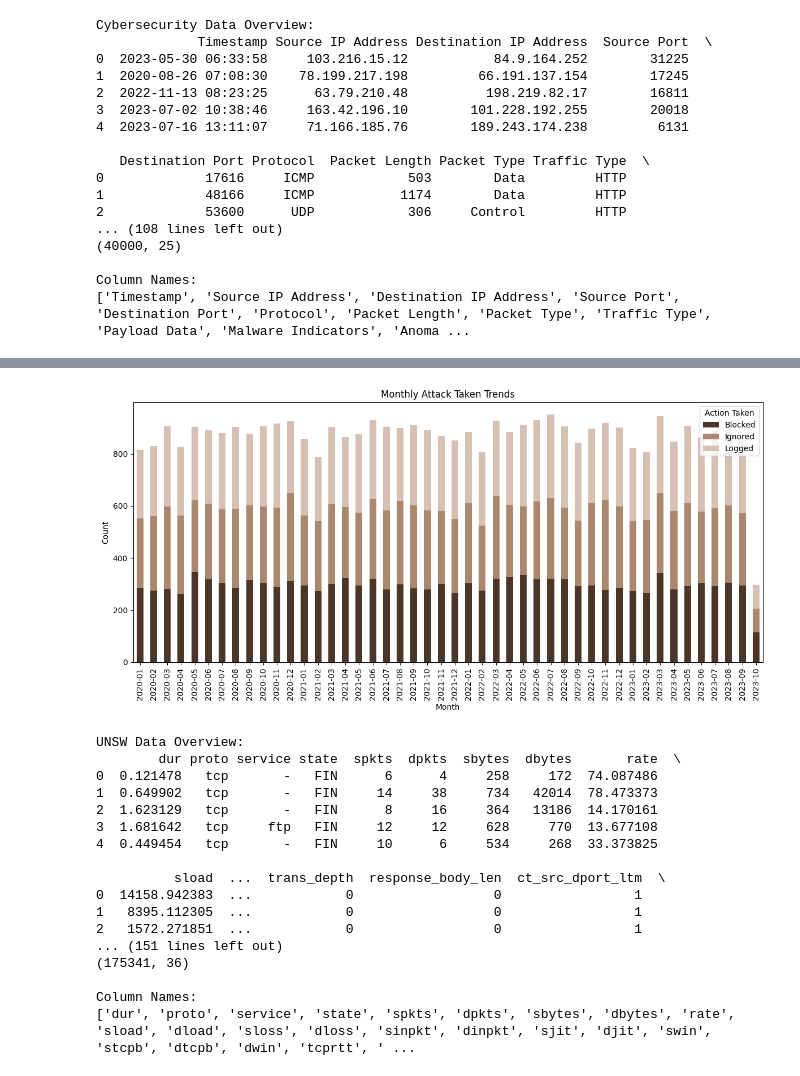
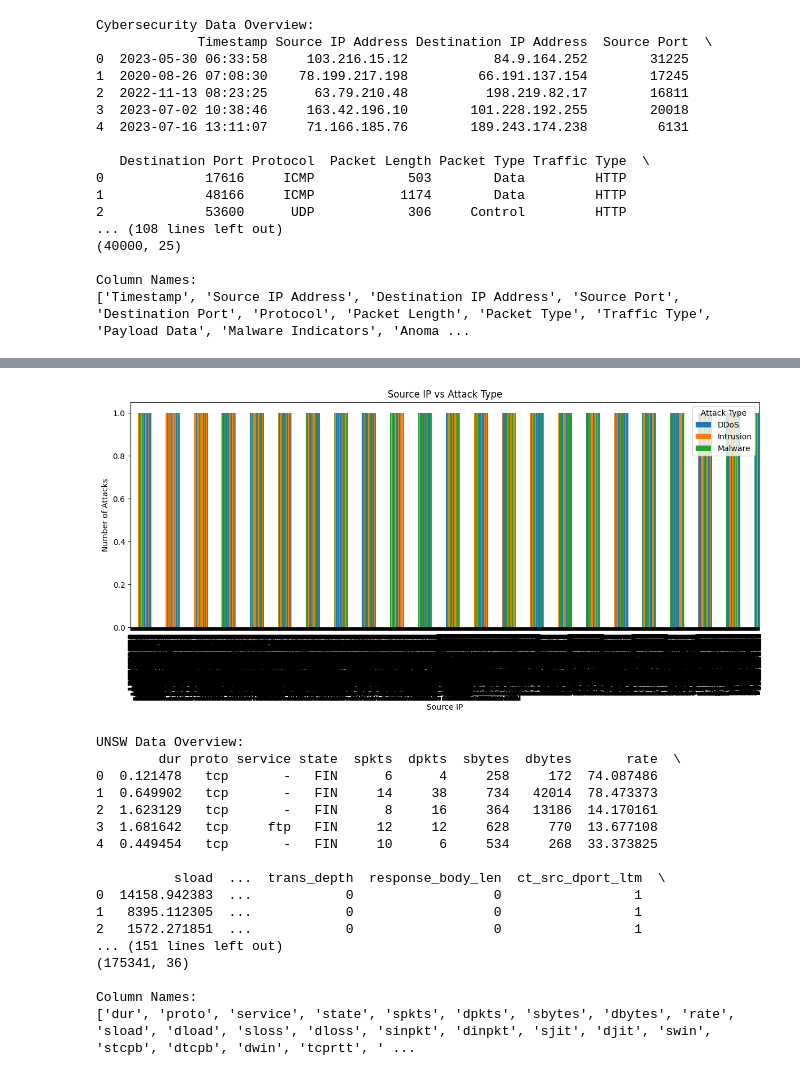
Before and after one commit to luanbui/DX699S, a Jupyter notebook: Week2.ipynb, the cells around one changed output, grey strips where cells are left out. Cells and saved outputs as stored; diff of their text form; code cells hidden in the pictures.

```diff
--- a/Week2.ipynb
+++ b/Week2.ipynb
@@ -101,7 +100,3 @@ Cybersecurity Data Overview:
 
 Column Names:
 ['Timestamp', 'Source IP Address', 'Destination IP Address', 'Source Port', 'Destination Port', 'Protocol', 'Packet Length', 'Packet Type', 'Traffic Type', 'Payload Data', 'Malware Indicators', 'Anoma ...
-# %%
-
-cybersecurity_data.rename(columns={'Timestamp':'Datetime'}, inplace=True)
-cybersecurity_data['Datetime'] = cybersecurity_data['Datetime'].apply(lambda x: pd.to_datetime(x))
@@ -129,8 +102,0 @@ Cybersecurity Data Overview:
-# %%
-missing_columns = ['Alerts/Warnings', 'IDS/IPS Alerts', 'Malware Indicators', 'Firewall Logs', 'Proxy Information']
-# fill missing values
-fillvalaues = ['None', 'No Data', 'No Detected', 'No Data', 'No Proxy Data']
-for i in range(len(fillvalaues)):
-    cybersecurity_data.fillna({missing_columns[i]: fillvalaues[i]},inplace=True)
-
-cybersecurity_data.isnull().sum()
@@ -167,21 +103,17 @@ plt.show()
-# %%
-# Group by month and action taken
-action_taken_month = cybersecurity_data.groupby([
-    cybersecurity_data['Datetime'].dt.to_period('M'),
-    'Action Taken'
-]).size().unstack(fill_value=0)
-
-# Plot
-action_taken_month.index = action_taken_month.index.astype(str)
-action_taken_month.plot(kind='bar', stacked=True, figsize=(12, 6), color=['#493628', '#AB886D', '#D6C0B3'])
-plt.title('Monthly Attack Taken Trends')
-plt.xlabel('Month')
-plt.ylabel('Count')
-plt.legend(title='Action Taken')
-plt.tight_layout()
-plt.show()
-# %% [output]
-[figure, removed]
+# %%
+# Group by source_ip and attack_type, then count occurrences
+attack_counts = cybersecurity_data.groupby(['', 'Attack Type']).size().unstack(fill_value=0)
+
+# Plot as a stacked bar chart
+attack_counts.plot(kind='bar', stacked=True, figsize=(12, 6))
+plt.xlabel('Source IP')
+plt.ylabel('Number of Attacks')
+plt.title('Source IP vs Attack Type')
+plt.legend(title='Attack Type')
+plt.tight_layout()
+plt.show()
+# %% [output]
+[figure, added]
 # %%
 #unsw_data exploration
 print("UNSW Data Overview:")
```
Also changed, not shown: parts of 6 cells of this notebook.
